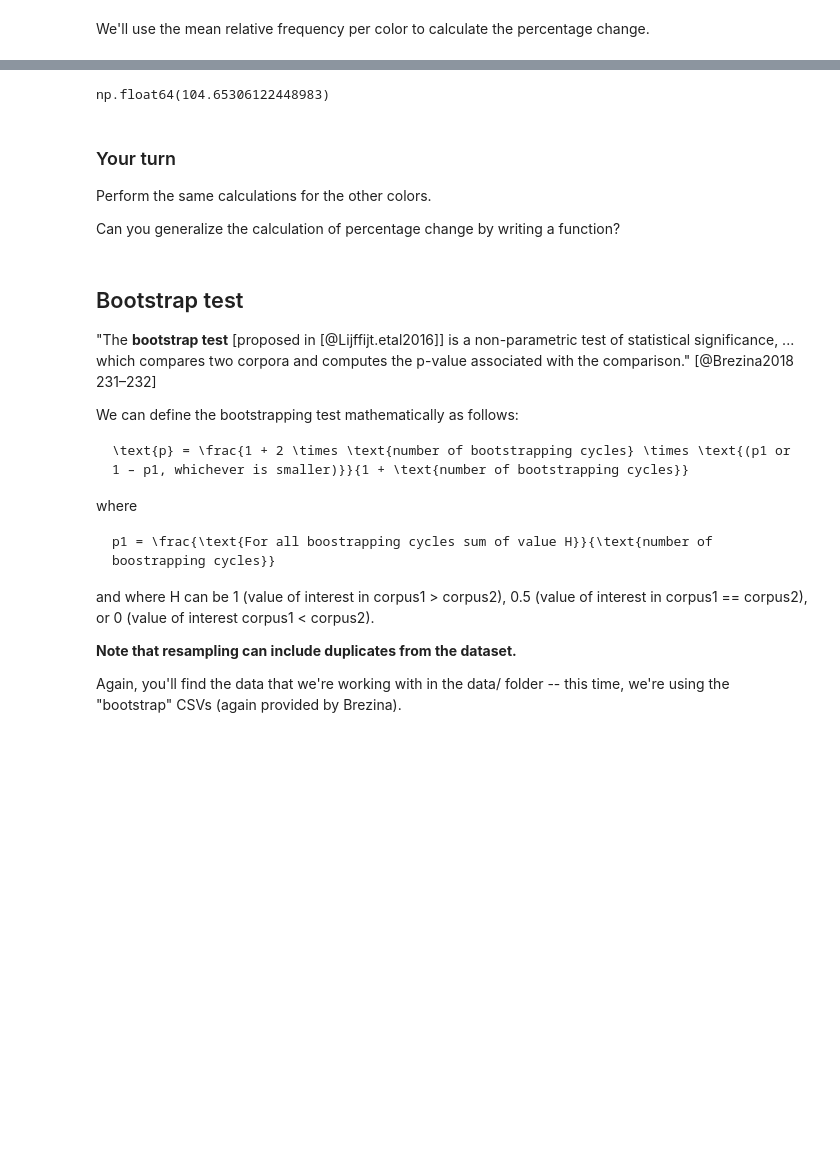
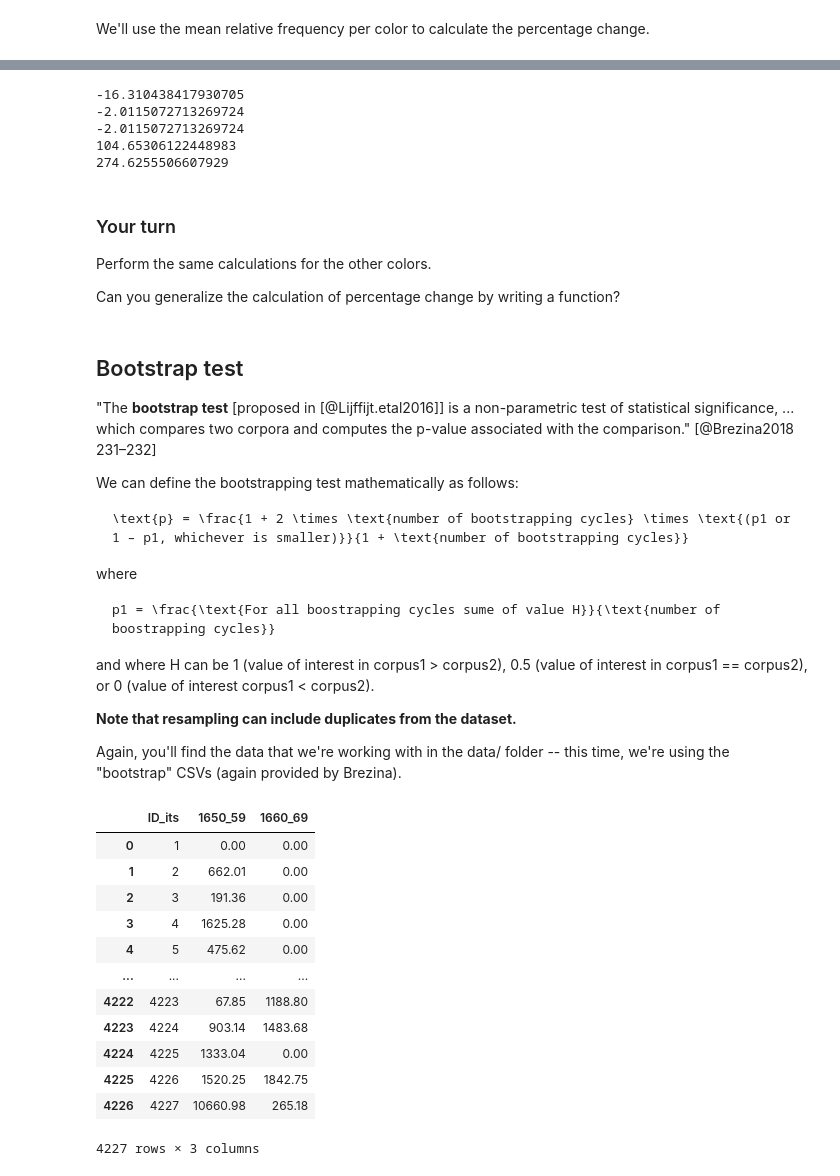
Before and after one commit to Tufts-2024-Quant-Text-Analysis/week-10, a Jupyter notebook: week-10.ipynb, the cells around one changed output, grey strips where cells are left out. Saved outputs shown, nothing was run; the diff lists cells and outputs as text; code cells hidden in the pictures; blank space fills up the shorter version.

````diff
--- a/week-10.ipynb
+++ b/week-10.ipynb
@@ -170,11 +138,17 @@ np.float64(2.642137081067606)
-# %%
-blue_1600 = colors_df_1600_to_1649['blue'].mean()
-blue_1650 = colors_df_1650_to_1699['blue'].mean()
-blue_change = ((blue_1650 - blue_1600) / blue_1600) * 100
-
-blue_change
-# %% [output]
-np.float64(104.65306122448983)
+# %%
+def color_change(color):
+    red_1600 = colors_df_1600_to_1649[color].mean()
+    red_1650 = colors_df_1650_to_1699[color].mean()
+    return ((red_1650 - red_1600) / red_1600) * 100
+
+for i in ['green','yellow','orange','blue','grey']:
+    print(color_change(i))
+# %% [output]
+-16.310438417930705
+-2.0115072713269724
+-2.0115072713269724
+104.65306122448983
+274.6255506607929
 # %% [markdown]
 ### Your turn
 
@@ -195,7 +169,7 @@ We can define the bootstrapping test mathematically as follows:
 where
 
 ```math
-p1 = \frac{\text{For all boostrapping cycles sum of value H}}{\text{number of boostrapping cycles}}
+p1 = \frac{\text{For all boostrapping cycles sume of value H}}{\text{number of boostrapping cycles}}
 ```
 
 and where H can be 1 (value of interest in corpus1 > corpus2), 0.5 (value of interest in corpus1 == corpus2), or 0 (value of interest corpus1 < corpus2).
@@ -205,6 +179,21 @@ and where H can be 1 (value of interest in corpus1 > corpus2), 0.5 (value of int
 Again, you'll find the data that we're working with in the data/ folder -- this time, we're using the "bootstrap" CSVs (again provided by Brezina).
 # %%
 df = pd.read_csv("./data/bootstrap_its.csv")
+df
+# %% [output]
+|  | ID_its | 1650_59 | 1660_69 |
+| 0 | 1 | 0.00 | 0.00 |
+| 1 | 2 | 662.01 | 0.00 |
+| 2 | 3 | 191.36 | 0.00 |
+| 3 | 4 | 1625.28 | 0.00 |
+| 4 | 5 | 475.62 | 0.00 |
+| ... | ... | ... | ... |
+| 4222 | 4223 | 67.85 | 1188.80 |
+| 4223 | 4224 | 903.14 | 1483.68 |
+| 4224 | 4225 | 1333.04 | 0.00 |
+| 4225 | 4226 | 1520.25 | 1842.75 |
+| 4226 | 4227 | 10660.98 | 265.18 |
+4227 rows × 3 columns
 # %% [markdown]
 ### Your turn
 
````
Also changed, not shown: parts of 16 cells of this notebook.
